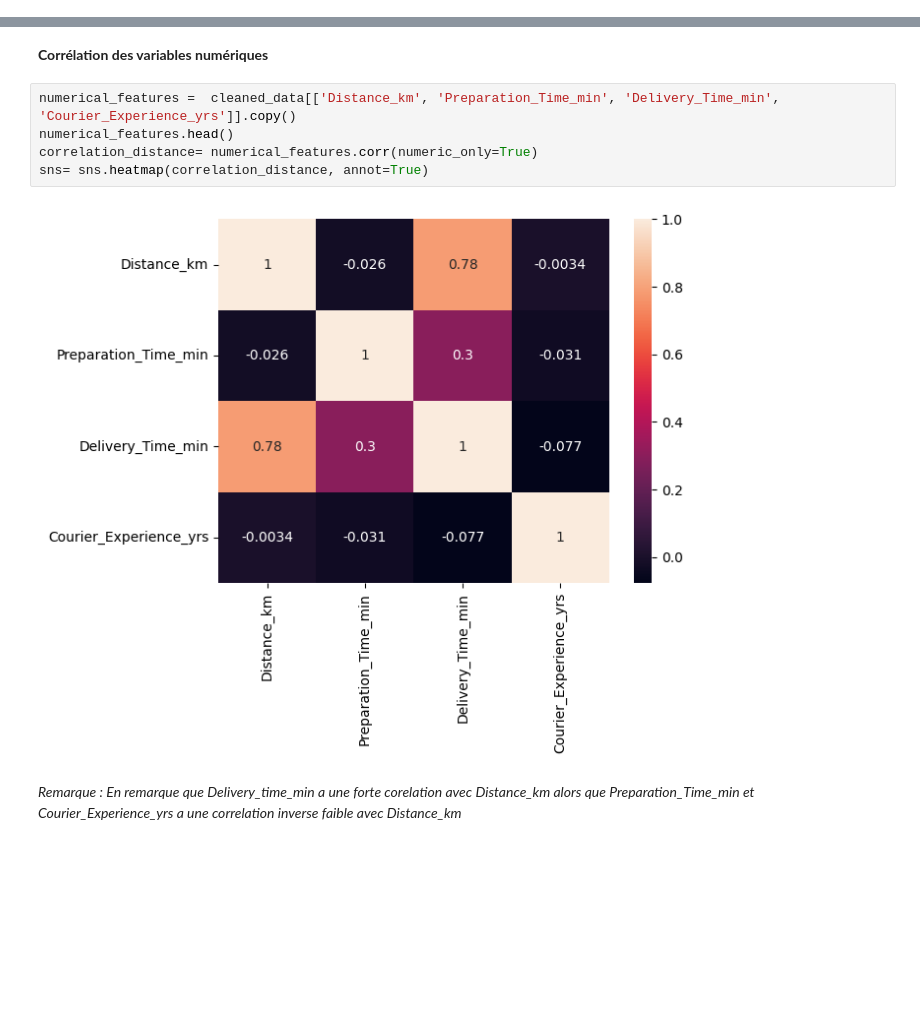
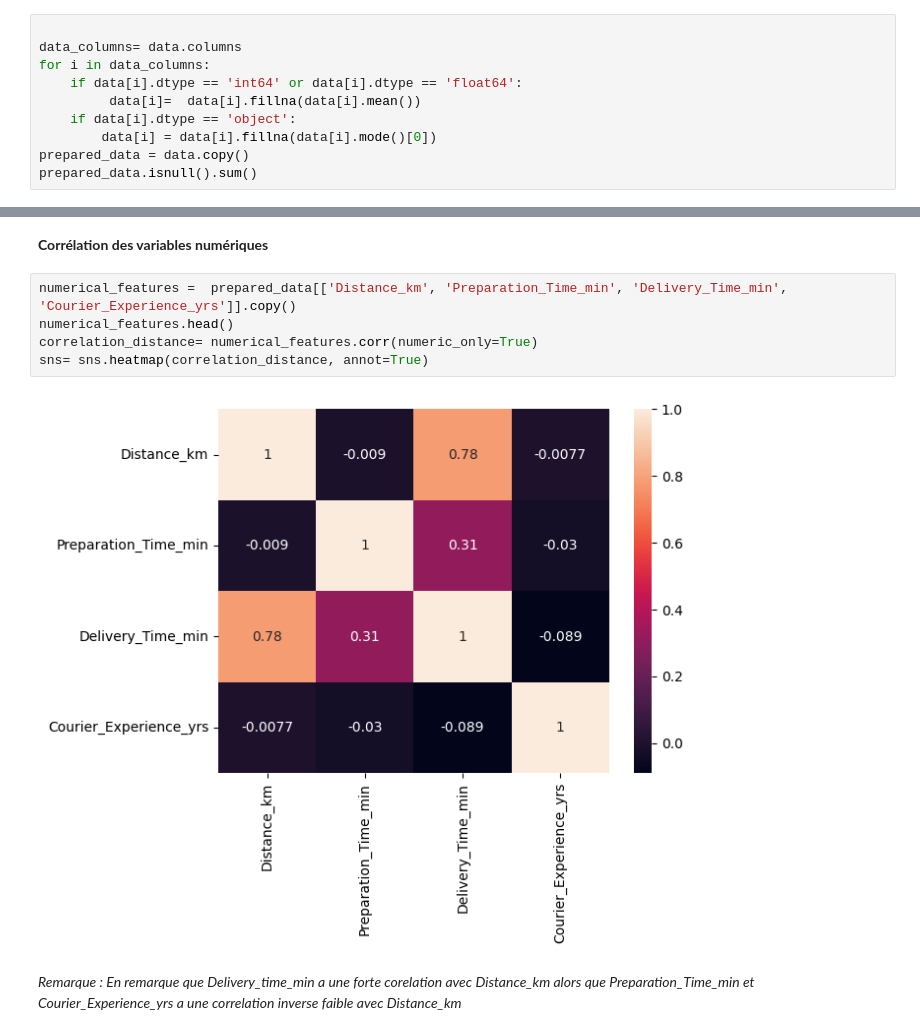
Before and after one commit to Maryemelb/prediction_du_Temps_de_Livraison, a Jupyter notebook: Nootbooks/EDA.ipynb, the cells around one changed output, grey strips where cells are left out. Saved outputs shown, nothing was run; the diff lists cells and outputs as text; blank space fills up the shorter version.

```diff
--- a/Nootbooks/EDA.ipynb
+++ b/Nootbooks/EDA.ipynb
@@ -65,0 +52,10 @@ dtype: int64
+# %%
+
+data_columns= data.columns
+for i in data_columns:
+    if data[i].dtype == 'int64' or data[i].dtype == 'float64':
+         data[i]=  data[i].fillna(data[i].mean())
+    if data[i].dtype == 'object':
+        data[i] = data[i].fillna(data[i].mode()[0])
+prepared_data = data.copy()
+prepared_data.isnull().sum()
@@ -66,11 +82,11 @@ dtype: int64
 # %% [markdown]
 **Corrélation des variables numériques**
 # %%
-numerical_features =  cleaned_data[['Distance_km', 'Preparation_Time_min', 'Delivery_Time_min', 'Courier_Experience_yrs']].copy()
+numerical_features =  prepared_data[['Distance_km', 'Preparation_Time_min', 'Delivery_Time_min', 'Courier_Experience_yrs']].copy()
 numerical_features.head()
 correlation_distance= numerical_features.corr(numeric_only=True)
 sns= sns.heatmap(correlation_distance, annot=True)
 # %% [output]
-[figure, old version]
+[figure, new version]
 # %% [markdown]
 *Remarque : En remarque que Delivery_time_min a une forte corelation avec Distance_km alors que Preparation_Time_min et Courier_Experience_yrs a une correlation inverse faible avec Distance_km*
```
Also changed, not shown: parts of 11 cells of this notebook.
